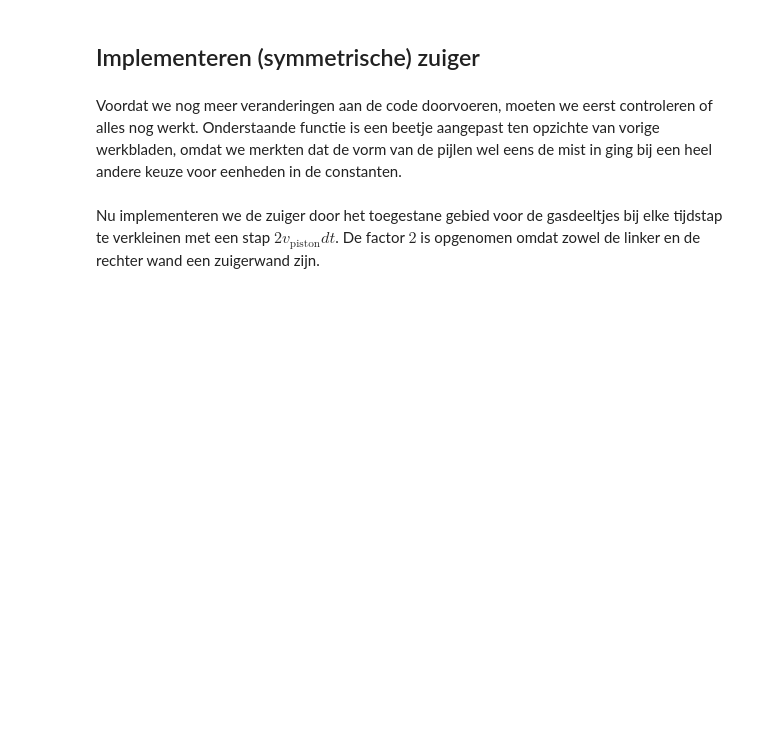
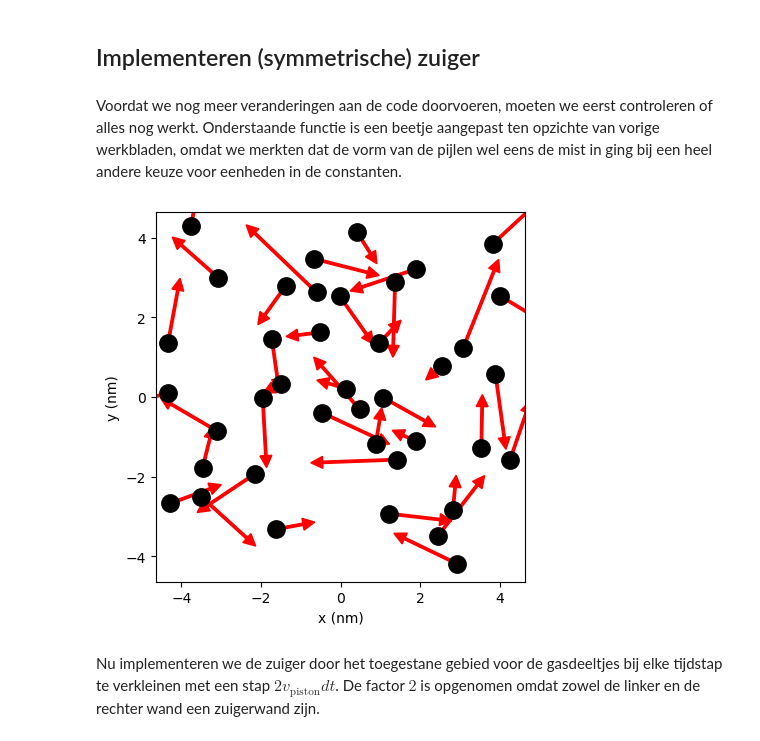
Before and after one commit to Jz-Mo/thermolab, a Jupyter notebook: Content/PySim/7_arbeid.ipynb, the cells around one changed output. Saved outputs shown, nothing was run; the diff lists cells and outputs as text; code cells hidden in the pictures; blank space fills up the shorter version.

```diff
--- a/Content/PySim/7_arbeid.ipynb
+++ b/Content/PySim/7_arbeid.ipynb
@@ -47,11 +47,11 @@ import matplotlib.pyplot as plt
 from matplotlib.animation import FuncAnimation
 from scipy.optimize import curve_fit
 
-BOX_SIZE_0 = 0               # Hoogte en lengte startvolume
+BOX_SIZE_0 = 9.28              # Hoogte en lengte startvolume
 N = 40                       # Aantal deeltjes
-V_0 = 0                      # Startsnelheid van deeltjes
-RADIUS = 0                   # Straal van moleculen
-DT = 0                       # Tijdstap om geen botsing te missen
+V_0 = 414                      # Startsnelheid van deeltjes
+RADIUS = 0.3                   # Straal van moleculen
+DT = 0.0001                       # Tijdstap om geen botsing te missen
 V_PISTON_0 = -0.1 * V_0      # Startsnelheid van zuiger
 # (negatief betekent zowel links als rechts naar binnen gericht)
 
@@ -190,21 +194,23 @@ Voordat we nog meer veranderingen aan de code doorvoeren, moeten we eerst contro
 # %%
 particles = []
 create_particles(particles)
 for i in range(100):
     take_time_step(particles)
 
 plt.figure()
-plt.xlabel('x')
-plt.ylabel('y')
+plt.xlabel('x (nm)')
+plt.ylabel('y (nm)')
 plt.gca().set_aspect('equal')
 plt.xlim(-BOX_SIZE_0/2, BOX_SIZE_0/2)
 plt.ylim(-BOX_SIZE_0/2, BOX_SIZE_0/2)
 
 for p in particles:
     plt.plot(p.r[0], p.r[1], 'k.', ms=25)
     plt.arrow(p.r[0], p.r[1], p.v[0]*DT*30, p.v[1]*DT*30, width=.2*RADIUS,
               head_width=RADIUS, head_length=RADIUS, color='red')
 plt.show()
+# %% [output]
+[figure, added]
 # %% [markdown]
 Nu implementeren we de zuiger door het toegestane gebied voor de gasdeeltjes bij elke tijdstap te verkleinen met een stap $2v_{\text{piston}}dt$. De factor $2$ is opgenomen omdat zowel de linker en de rechter wand een zuigerwand zijn.
 # %%
```
Also changed, not shown: parts of 13 cells of this notebook, 1 other file.
